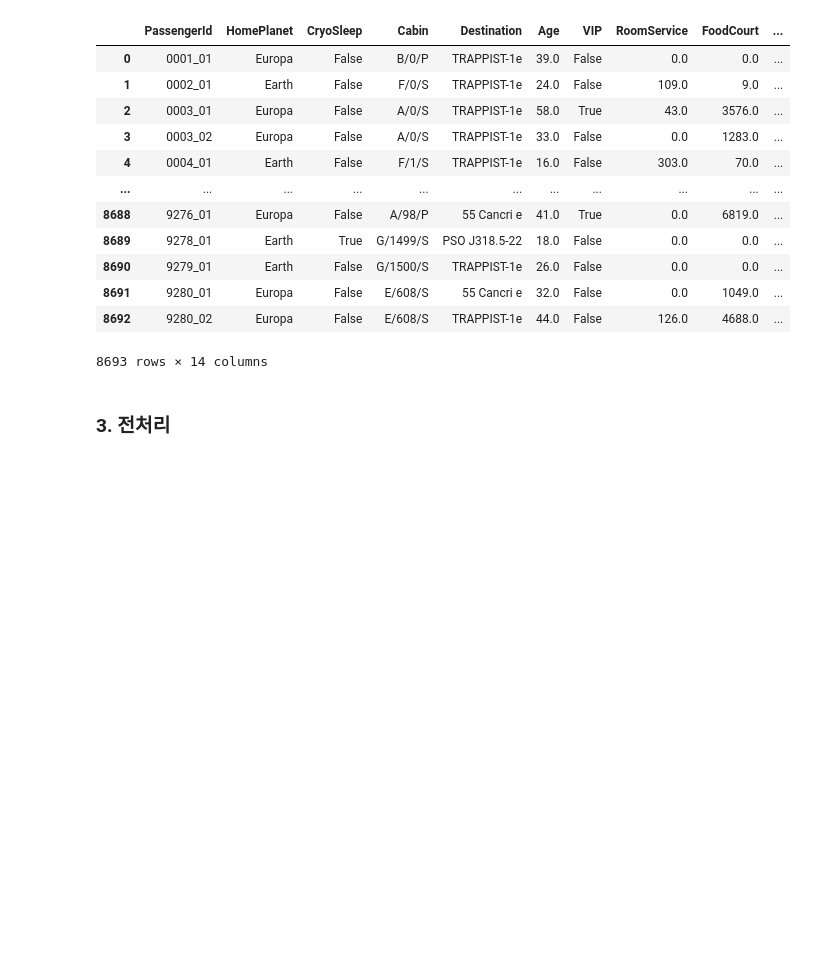
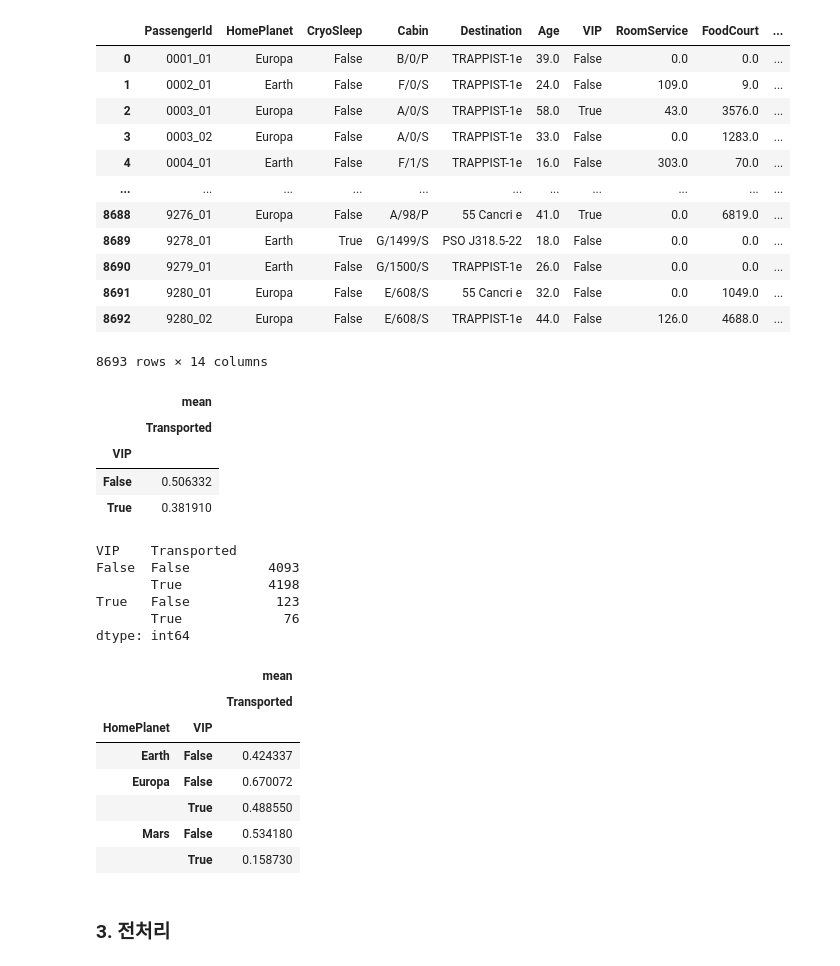
Before and after one commit to Bae-ChangHyun/Upstage-fastcampus, a Jupyter notebook: Spaceship-Titanic/Spaceship_Titanic.ipynb, the cells around one changed output. Saved outputs shown, nothing was run; the diff lists cells and outputs as text; code cells hidden in the pictures; blank space fills up the shorter version.

```diff
--- a/Spaceship-Titanic/Spaceship_Titanic.ipynb
+++ b/Spaceship-Titanic/Spaceship_Titanic.ipynb
@@ -136,6 +136,33 @@ train
 | 8691 | 9280_01 | Europa | False | E/608/S | 55 Cancri e | 32.0 | False | 0.0 | 1049.0 | ... |
 | 8692 | 9280_02 | Europa | False | E/608/S | TRAPPIST-1e | 44.0 | False | 126.0 | 4688.0 | ... |
 8693 rows × 14 columns
+# %%
+# VIP에 따른 transported 분포
+pd.pivot_table(train,values='Transported' ,index='VIP',aggfunc=['mean'])
+train.groupby(['VIP','Transported']).size()
+
+# HomePlanet, VIP에 따른 transported 분포
+pd.pivot_table(train,values='Transported' ,index=['HomePlanet','VIP'],aggfunc=['mean'])
+# %% [output]
+|  | mean |
+|  | Transported |
+| VIP |  |
+| False | 0.506332 |
+| True | 0.381910 |
+VIP    Transported
+False  False          4093
+       True           4198
+True   False           123
+       True             76
+dtype: int64
+|  |  | mean |
+|  |  | Transported |
+| HomePlanet | VIP |  |
+| Earth | False | 0.424337 |
+| Europa | False | 0.670072 |
+|  | True | 0.488550 |
+| Mars | False | 0.534180 |
+|  | True | 0.158730 |
 # %% [markdown]
 ### 3. 전처리
 # %% [markdown]
```
Also changed, not shown: parts of 22 cells of this notebook.
